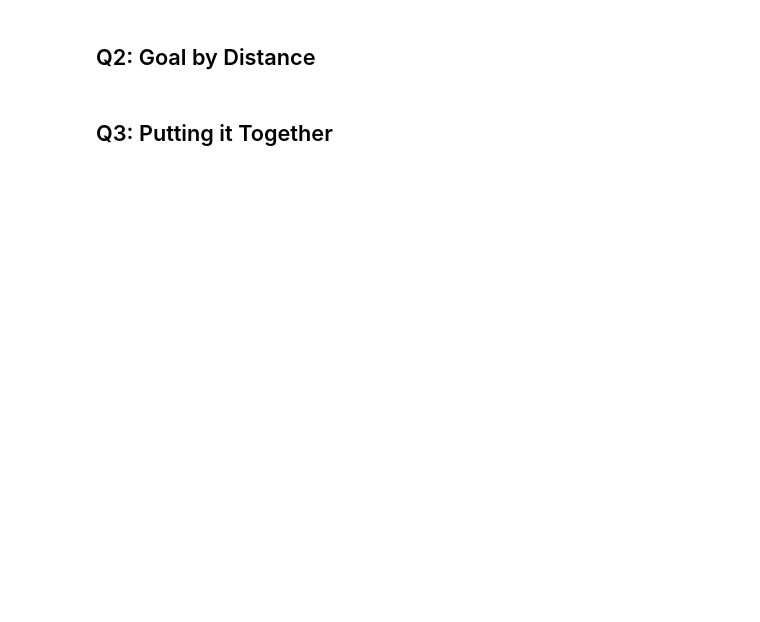
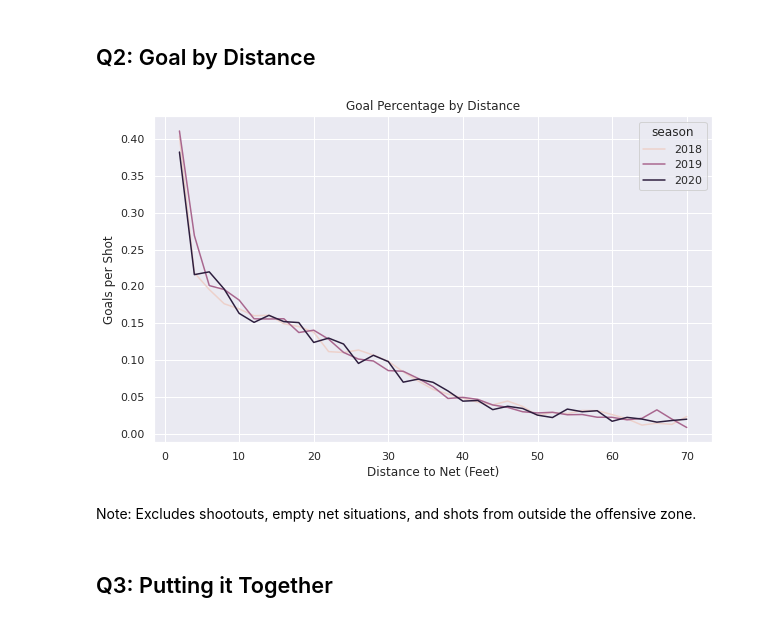
Before and after one commit to 6758-Project/hockey, a Jupyter notebook: notebooks/Simple_Viz.ipynb, the cells around one changed output. Saved outputs shown, nothing was run; the diff lists cells and outputs as text; code cells hidden in the pictures; blank space fills up the shorter version.

```diff
--- a/notebooks/Simple_Viz.ipynb
+++ b/notebooks/Simple_Viz.ipynb
@@ -81,2 +89,25 @@ outcomes_by_shot_type_2017.sort_values('goal_rate', ascending=False)
+# %%
+plays['distance_bin'] = ((plays['distance'] // 2) * 2)  # binning:  rounds down to nearest even number
+# %%
+outcomes_by_distance = plays.groupby(['season', 'distance_bin', 'type']).size().reset_index()
+outcomes_by_distance.columns = ['season', 'distance_bin', 'type', 'total']
+
+outcomes_by_distance = outcomes_by_distance.pivot(["season", "distance_bin"], "type", "total")
+outcomes_by_distance = outcomes_by_distance.reset_index()  # for seaborn
+# %%
+outcomes_by_distance['ATTEMPTS'] = (outcomes_by_distance['GOAL'] + outcomes_by_distance['SHOT'])
+
+outcomes_by_distance = outcomes_by_distance[outcomes_by_distance['ATTEMPTS'] >= 25]
+# %%
+outcomes_by_distance['goal_pct'] = outcomes_by_distance['GOAL'] / outcomes_by_distance['ATTEMPTS']
+# %%
+sns.lineplot(x="distance_bin", y="goal_pct", hue="season", data=outcomes_by_distance)
+plt.title(f"Goal Percentage by Distance");
+plt.xlabel("Distance to Net (Feet)");
+plt.ylabel("Goals per Shot");
+# %% [output]
+[figure, added]
+# %% [markdown]
+Note: Excludes shootouts, empty net situations, and shots from outside the offensive zone.
 # %% [markdown]
 ## Q3:  Putting it Together
```
Also changed, not shown: parts of 20 cells of this notebook.
